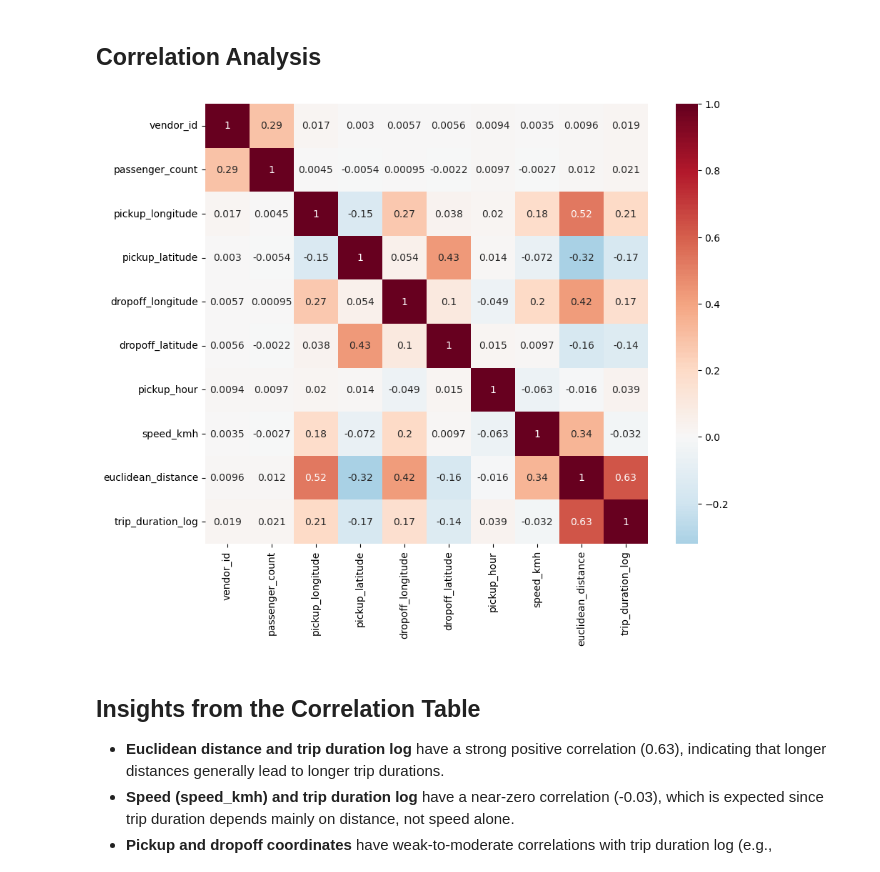
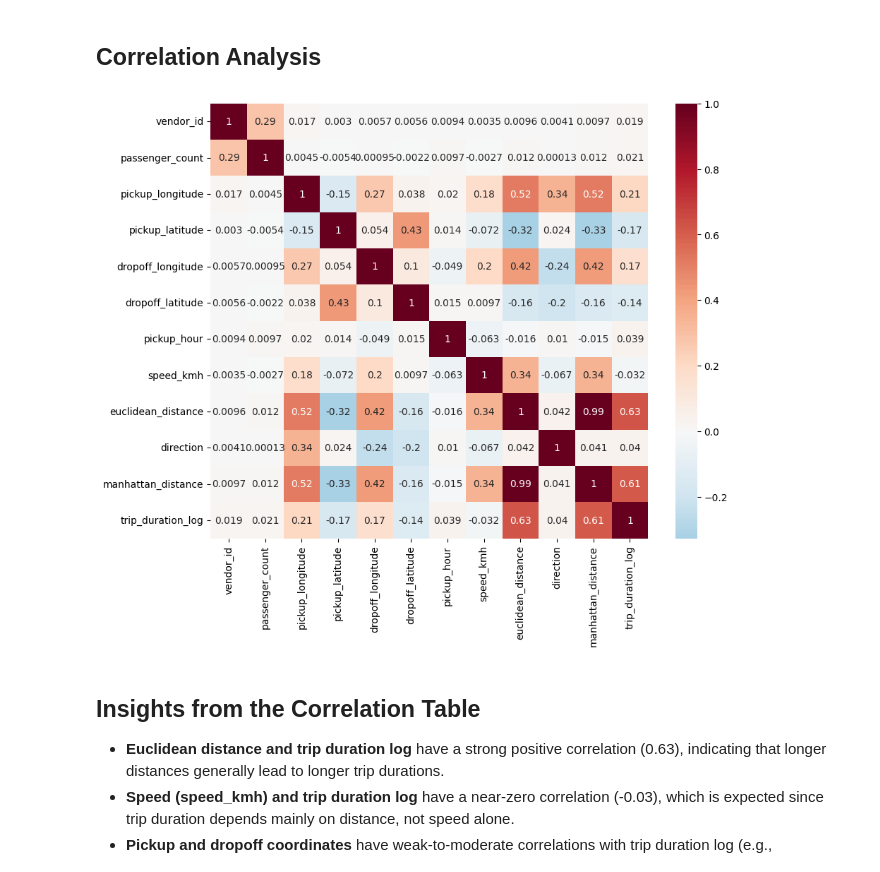
Before and after one commit to Abdoosaeid/Trip-Duration-Prediction, a Jupyter notebook: notebooks/exploration .ipynb, the cells around one changed output. Saved outputs shown, nothing was run; the diff lists cells and outputs as text; code cells hidden in the pictures.

```diff
--- a/notebooks/exploration .ipynb
+++ b/notebooks/exploration .ipynb
@@ -181,6 +181,5 @@ plt.show()
 # %%
 df['trip_duration_log'] = np.log1p(df['trip_duration'])
-df.drop('trip_duration', axis=1, inplace=True)
 # %% [markdown]
 ## Discrete Numerical Feature Analysis
 # %%
@@ -354,31 +360,55 @@ Text(0.5, 1.0, 'Trip duration per day of week per hour of day')
 - **There is little variation in trip duration across different days of the week; the main changes happen by hour.**
 - **Peak durations are observed midday from 10:00 to 15:00.**
 - **The lowest durations occur consistently in the early morning around 5:00–7:00.**
+# %%
+def add_manhattan_distance(df):
+    lat_dist = (df['pickup_latitude'] - df['dropoff_latitude']).abs() * 111
+    lon_dist = (df['pickup_longitude'] - df['dropoff_longitude']).abs() * 111 * np.cos(np.radians(df['pickup_latitude']))
+    df['manhattan_distance'] = lat_dist + lon_dist
+    return df
+# %%
+def add_direction(df):
+    delta_lon = np.radians(df['dropoff_longitude'] - df['pickup_longitude'])
+    pickup_lat = np.radians(df['pickup_latitude'])
+    drop_lat = np.radians(df['dropoff_latitude'])
+
+    y = np.sin(delta_lon) * np.cos(drop_lat)
+    x = (np.cos(pickup_lat) * np.sin(drop_lat) -
+         np.sin(pickup_lat) * np.cos(drop_lat) * np.cos(delta_lon))
+
+    bearing = np.degrees(np.arctan2(y, x))
+    df['direction'] = (bearing + 360) % 360
+    return df
+# %%
+df = add_direction(df)
+df = add_manhattan_distance(df)
 # %% [markdown]
 ## Correlation Analysis
 # %%
 cols = [
     'vendor_id',
     'passenger_count',
     'pickup_longitude',
     'pickup_latitude',
     'dropoff_longitude',
     'dropoff_latitude',
     'pickup_hour',
     'speed_kmh',
     'euclidean_distance',
+    'direction',
+    'manhattan_distance',
     'trip_duration_log'
 ]
 
 # Compute the correlation matrix for just these columns
 corr = df[cols].corr()
 
 # Plot the heatmap
 plt.figure(figsize=(10, 8))
 sns.heatmap(corr, annot=True, cmap='RdBu_r', center=0)
 plt.show()
 # %% [output]
-[figure, old version]
+[figure, new version]
 # %% [markdown]
 ## Insights from the Correlation Table
 
```
Also changed, not shown: parts of 5 cells of this notebook.
